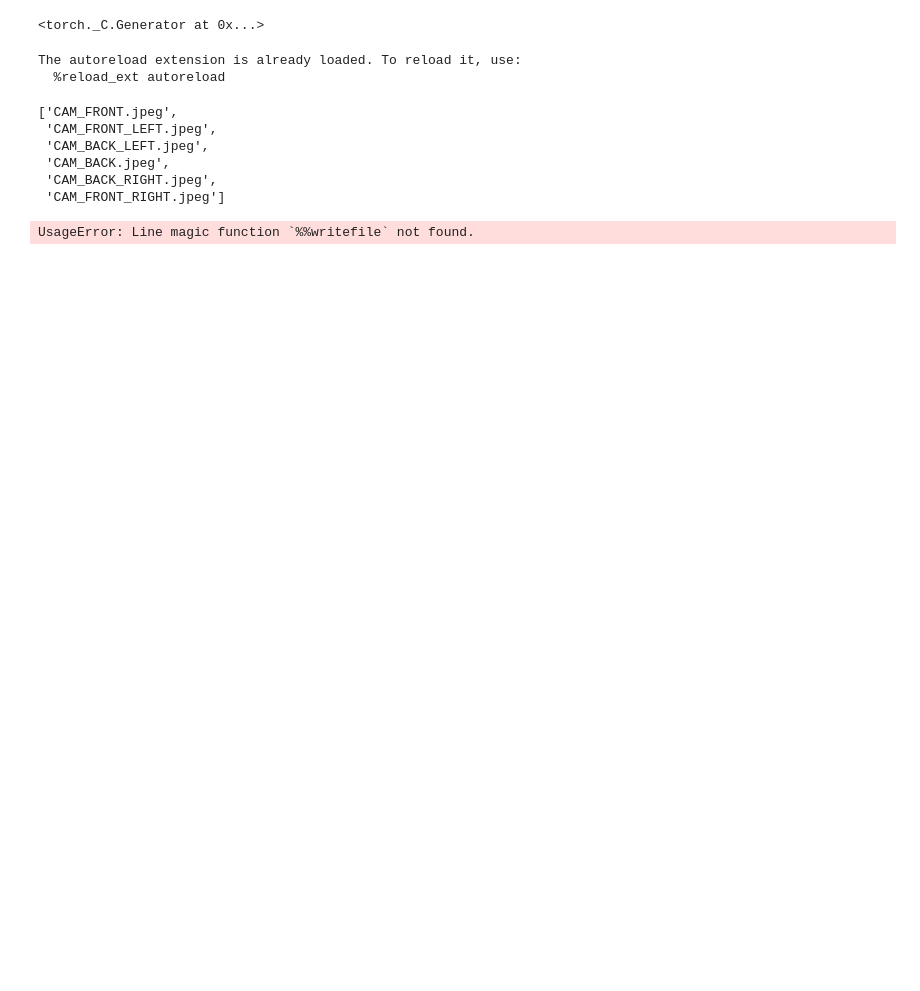
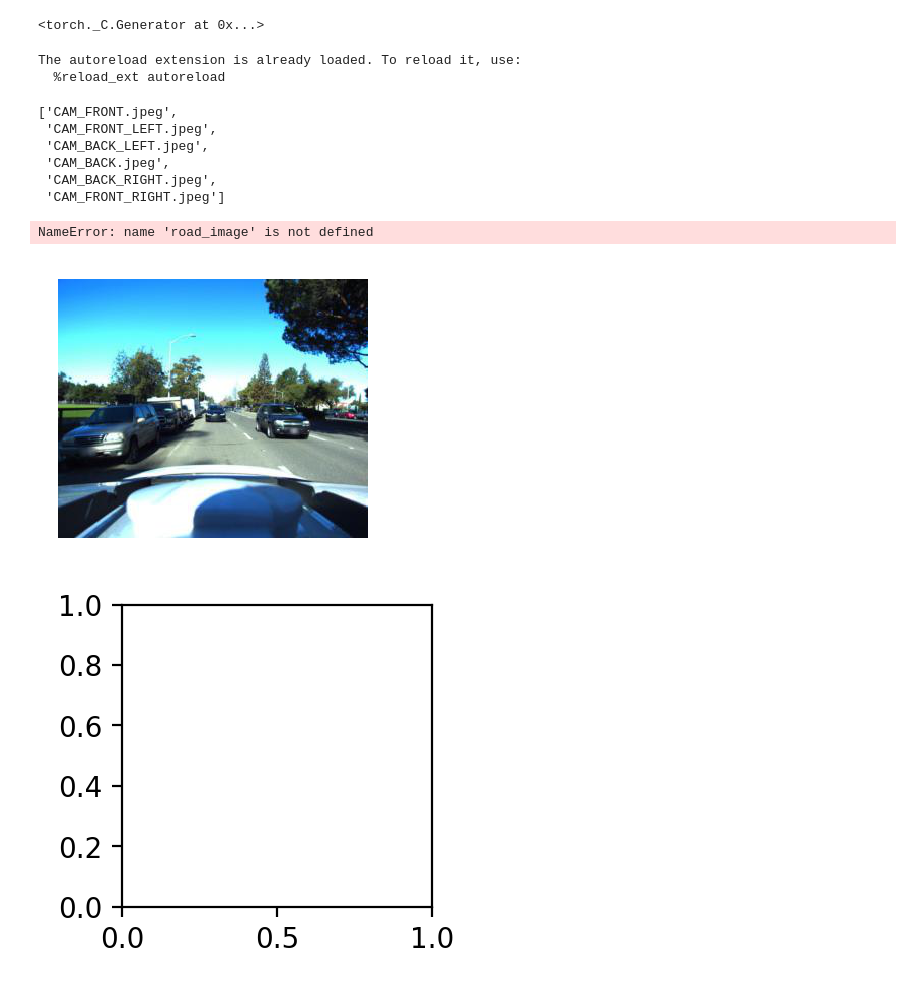
Before and after one commit to bwolfson2/dl2020, a Jupyter notebook: trianglle_conv_tester.ipynb, the cells around one changed output. Cells and saved outputs as stored; diff of their text form; code cells hidden in the pictures; blank space fills up the shorter version.

```diff
--- a/trianglle_conv_tester.ipynb
+++ b/trianglle_conv_tester.ipynb
@@ -51,7 +52,7 @@ The autoreload extension is already loaded. To reload it, use:
 # %%
 # %load data_helper_triangle.py
 # %load data_helper.py
-%%writefile data_helper_triangle.py
+#%%writefile data_helper_triangle.py
 import os
 from PIL import Image
 
@@ -64,6 +65,16 @@ import torch.nn.functional as F
 import torchvision
 
 from helper import convert_map_to_lane_map, convert_map_to_road_map
+from helper import collate_fn, draw_box
+from shape_splitter import save_masks, get_mask_name
+
+
+import matplotlib.pyplot as plt
+import matplotlib
+matplotlib.rcParams['figure.figsize'] = [2, 2]
+matplotlib.rcParams['figure.dpi'] = 200
+
+
 
 NUM_SAMPLE_PER_SCENE = 126
 NUM_IMAGE_PER_SAMPLE = 6
@@ -77,18 +88,33 @@ image_names = [
     ]
 
 
+def plot_mask(mask):
+    plt.imshow(mask)
+    plt.axis('off');
 
-def load_mask(camera):
-    mask = np.load(camera.replace(".jpeg",".npy"))
-    mask = mask.reshape(800,800).transpose()
+
+def load_mask(camera,downsample_shape):
+    mask_name = get_mask_name(camera,downsample_shape)
+    if os.path.exists(mask_name):
+        mask = np.load(mask_name)
+    else:
+        save_masks(downsample_shape)
+        mask = np.load(mask_name)
+    mask = mask.reshape(downsample_shape).transpose()
     return mask
 
+
+def rebin(a, shape):
+    b = a*1.0
+    sh = shape[0],a.shape[0]//shape[0],shape[1],a.shape[1]//shape[1]
+    b = b.reshape(sh).mean(-1).mean(1)
+    return b > 0.5
 
 
 #BASICALLY YOU JUST HAVE TO SPECIFY THE IMAGE TO LPAD IN THE __GET_ITEM__ on init
 # The dataset class for labeled data.
 class TriangleLabeledDataset(torch.utils.data.Dataset):
-    def __init__(self, image_folder, annotation_file, scene_index, transform,extra_info=True,camera='CAM_FRONT.jpeg'):
+    def __init__(self, image_folder, annotation_file, scene_index, transform,extra_info=True,camera='CAM_FRONT.jpeg',downsample_shape=(100,100)):
         """
         Args:
             image_folder (string): the location of the image folder
@@ -100,7 +126,8 @@ class TriangleLabeledDataset(torch.utils.data.Dataset):
 
         assert(camera in image_names)
         self.camera = camera
-        self.mask = load_mask(camera)
+        self.downsample_shape = downsample_shape
+        self.mask = load_mask(camera,downsample_shape)
         self.image_folder = image_folder
         self.annotation_dataframe = pd.read_csv(annotation_file)
         self.scene_index = scene_index
@@ -128,9 +155,13 @@ class TriangleLabeledDataset(torch.utils.data.Dataset):
         ego_image = Image.open(ego_path)
         ego_image = torchvision.transforms.functional.to_tensor(ego_image)
         road_image = convert_map_to_road_map(ego_image)
+        road_image_rebinned = rebin(road_image,self.downsample_shape)
+        road_image_rebinned_mod = torch.Tensor(road_image_rebinned.numpy()*self.mask)
+        road_image_rebinned_mod = road_image_rebinned[self.mask]
         ##Preprocess road image
-        road_image = torch.Tensor(road_image.numpy()*self.mask)
-        road_image_mod = road_image[self.mask]
+        #road_image = torch.Tensor(road_image.numpy()*self.mask)
+        ## Get resample down
+        #road_image_mod = road_image[self.mask]
 
         target = {}
         target['bounding_box'] = torch.as_tensor(corners).view(-1, 2, 4)
@@ -146,37 +177,43 @@ class TriangleLabeledDataset(torch.utils.data.Dataset):
             extra['ego_image'] = ego_image
             extra['lane_image'] = lane_image
 
-            return image, target, road_image, extra, image_mod
+            return image, target, road_image_rebinned, extra, road_image_rebinned_mod
 
         else:
-            return image, target, road_image, image_mod
+            return image, target, road_image_rebinned
 
 
 def test_loader(camera='CAM_BACK.jpeg'):
     transform = torchvision.transforms.ToTensor()
     # The labeled dataset can only be retrieved by sample.
     # And all the returned data are tuple of tensors, since bounding boxes may have different size
     # You can choose whether the loader returns the extra_info. It is optional. You don't have to use it.
     labeled_trainset = TriangleLabeledDataset(image_folder=image_folder,
                                       annotation_file=annotation_csv,
                                       scene_index=labeled_scene_index,
                                       transform=transform,
                                       extra_info=True,
                                     camera = camera
                                      )
     trainloader = torch.utils.data.DataLoader(labeled_trainset , batch_size=2, \
                                               shuffle=False, num_workers=2, collate_fn=collate_fn)
 
-    sample, target, road_image, extra = iter(trainloader).next()
+    sample, target, road_image_rebinned, extra, road_image_rebinned_mod= iter(trainloader).next()
     plt.imshow(sample[0].numpy().transpose(1, 2, 0))
     plt.axis('off');
     fig, ax = plt.subplots()
 
-    ax.imshow(road_image[0], cmap='binary');
+    ax.imshow(road_image_rebinned[0], cmap='binary');
+    plt.show()
     plot_mask(labeled_trainset.mask)
-    return road_image[0],labeled_trainset.mask
+    return sample, target, road_image_rebinned, extra, road_image_rebinned_mod
 
 if __name__ == "__main__":
-    ri,m=test_loader()
+    image_folder = 'data'
+    annotation_csv = 'data/annotation.csv'
+    labeled_scene_index = np.arange(106, 134)
+    sample, target, road_image_rebinned, extra, road_image_rebinned_mod=test_loader()
 # %% [output]
-UsageError: Line magic function `%%writefile` not found.
+NameError: name 'road_image' is not defined
+[figure, added]
+[figure, added]
```
Also changed, not shown: parts of 2 cells of this notebook, 15 other files.
